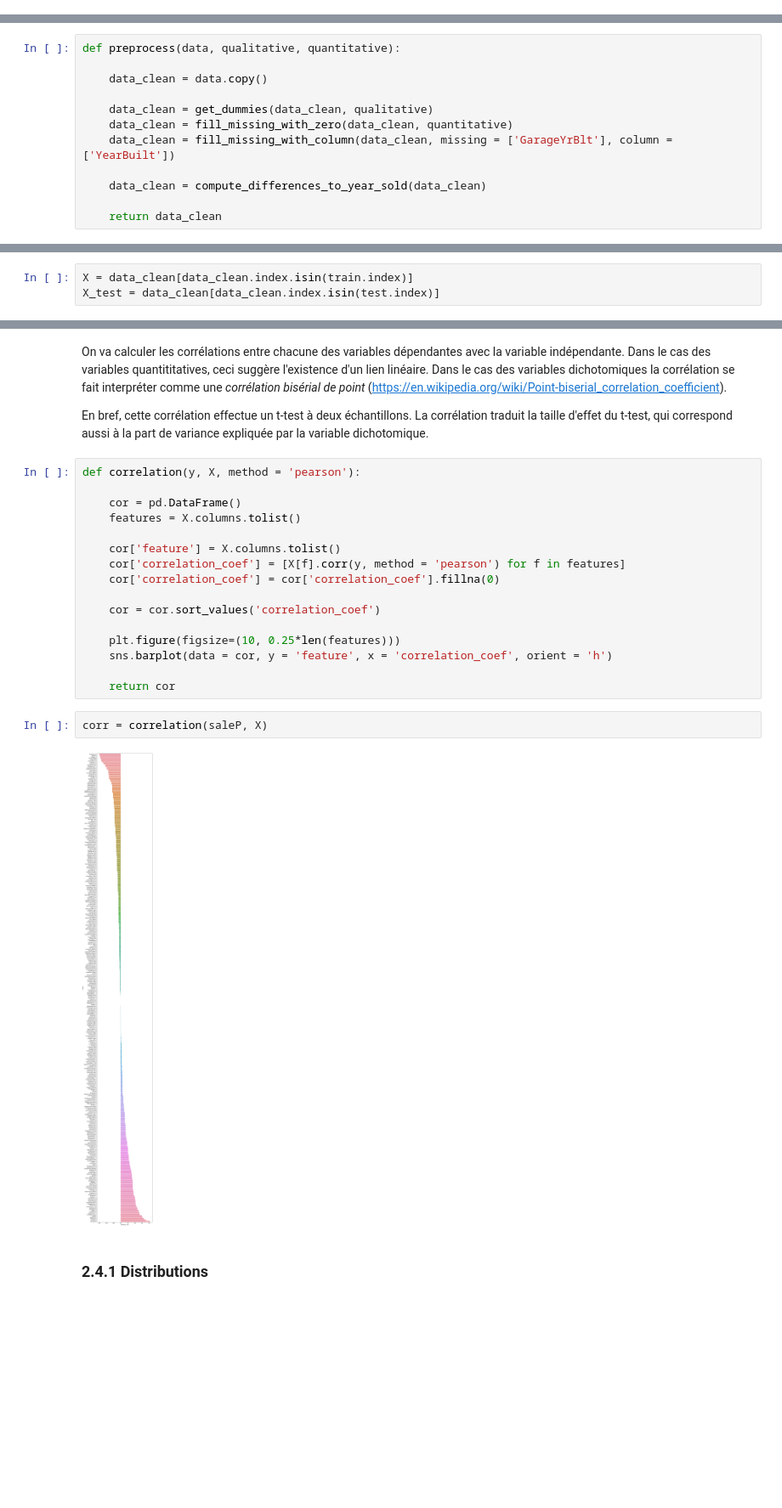
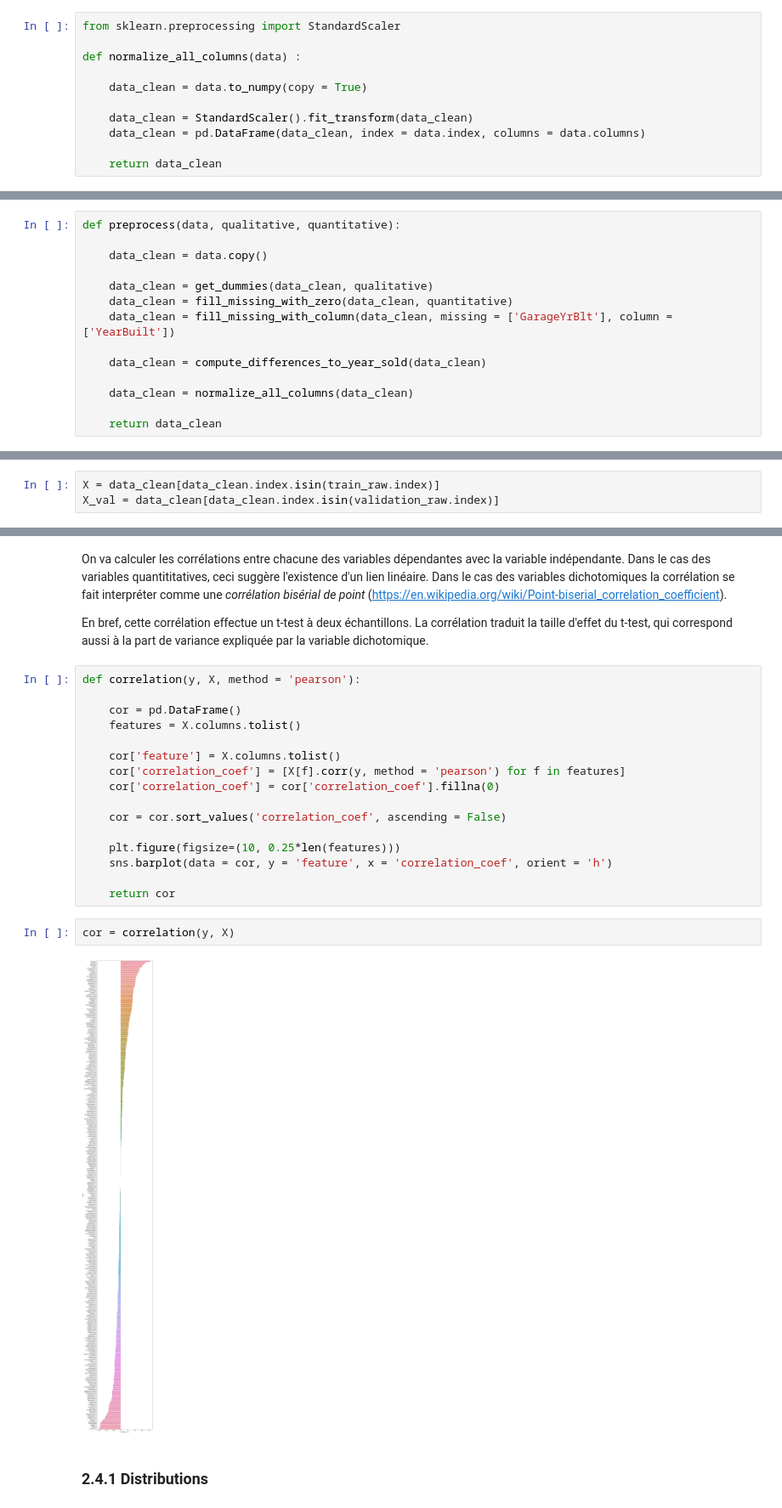
Before and after one commit to freya-git/LAVA, a Jupyter notebook: CRISP-DM_Template.ipynb, the cells around one changed output, grey strips where cells are left out. Shown at 85% size. Drawn from its saved outputs; the diff is of its cells as text; blank space fills up the shorter version.

```diff
--- a/CRISP-DM_Template.ipynb
+++ b/CRISP-DM_Template.ipynb
@@ -540,3 +508,14 @@ def compute_differences_to_year_sold(data) :
+# %%
+from sklearn.preprocessing import StandardScaler
+
+def normalize_all_columns(data) :
+
+    data_clean = data.to_numpy(copy = True)
+
+    data_clean = StandardScaler().fit_transform(data_clean)
+    data_clean = pd.DataFrame(data_clean, index = data.index, columns = data.columns)
+
+    return data_clean
 # %% [markdown]
 #### Preprocessing
 # %%
@@ -550,6 +529,8 @@ def preprocess(data, qualitative, quantitative):
 
     data_clean = compute_differences_to_year_sold(data_clean)
 
+    data_clean = normalize_all_columns(data_clean)
+
     return data_clean
 # %%
 data_clean = preprocess(data_raw, qualitative, quantitative)
@@ -581,5 +550,5 @@ These analyses may directly address your data mining goals. They may also contri
 # %% [markdown]
 On va analyser le liens entre chacune des variables avec _SalePrice_. Pour ce faire, on a besoin de reséparer le dataset qui a été nettoyé en $X$ et $X_{val}$. La corrélation ne peut être calculée qu'entre $y$ et $X_{val}$.
 # %%
-X = data_clean[data_clean.index.isin(train.index)]
-X_test = data_clean[data_clean.index.isin(test.index)]
+X = data_clean[data_clean.index.isin(train_raw.index)]
+X_val = data_clean[data_clean.index.isin(validation_raw.index)]
@@ -608,16 +566,16 @@ def correlation(y, X, method = 'pearson'):
     cor['correlation_coef'] = [X[f].corr(y, method = 'pearson') for f in features]
     cor['correlation_coef'] = cor['correlation_coef'].fillna(0)
 
-    cor = cor.sort_values('correlation_coef')
+    cor = cor.sort_values('correlation_coef', ascending = False)
 
     plt.figure(figsize=(10, 0.25*len(features)))
     sns.barplot(data = cor, y = 'feature', x = 'correlation_coef', orient = 'h')
 
     return cor
 # %%
-corr = correlation(saleP, X)
+cor = correlation(y, X)
 # %% [output]
-[figure, old version]
+[figure, new version]
 # %% [markdown]
 ### 2.4.1 Distributions  <a class="anchor" id="Distributions"></a>
 # %%
```
Also changed, not shown: parts of 186 cells of this notebook, 1 other file.
